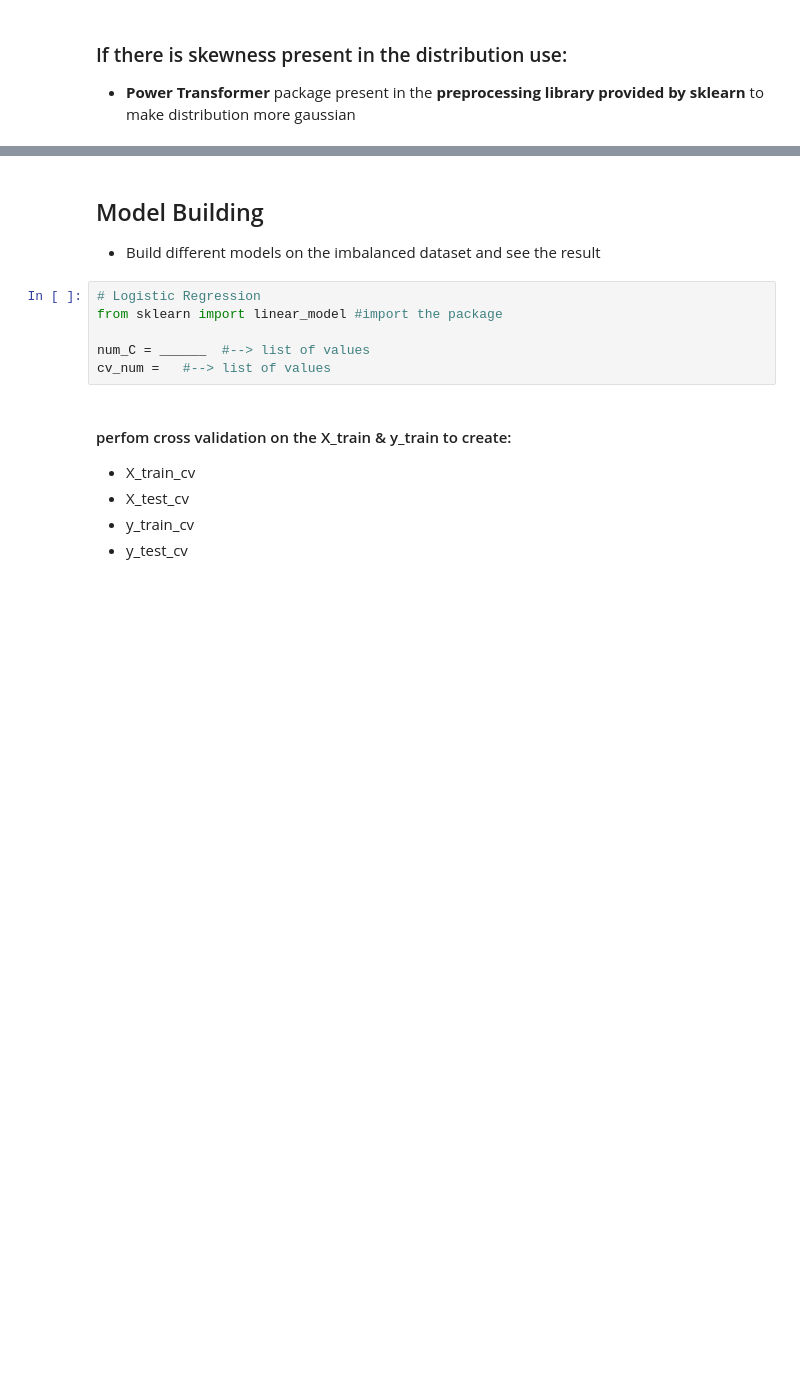
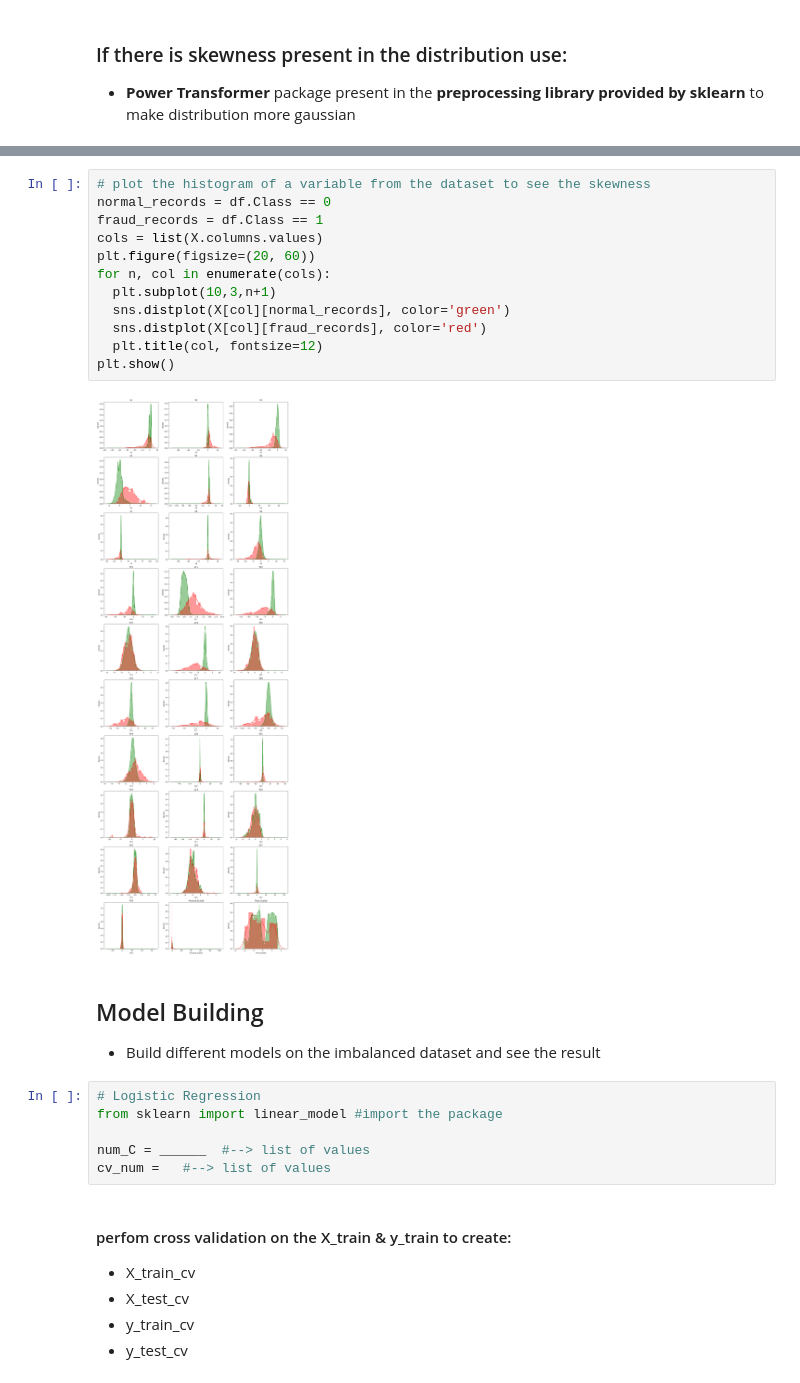
Before and after one commit to iilnreddy/ccdetect, a Jupyter notebook: Credit_card_fraud_detection.ipynb, the cells around one changed output, grey strips where cells are left out. Drawn from its saved outputs; the diff is of its cells as text; blank space fills up the shorter version.

```diff
--- a/Credit_card_fraud_detection.ipynb
+++ b/Credit_card_fraud_detection.ipynb
@@ -361,3 +521,17 @@ print(np.sum(y_test))
+# %%
+# plot the histogram of a variable from the dataset to see the skewness
+normal_records = df.Class == 0
+fraud_records = df.Class == 1
+cols = list(X.columns.values)
+plt.figure(figsize=(20, 60))
+for n, col in enumerate(cols):
+  plt.subplot(10,3,n+1)
+  sns.distplot(X[col][normal_records], color='green')
+  sns.distplot(X[col][fraud_records], color='red')
+  plt.title(col, fontsize=12)
+plt.show()
+# %% [output]
+[figure, added]
 # %% [markdown]
 ## Model Building
 - Build different models on the imbalanced dataset and see the result
```
Also changed, not shown: parts of 39 cells of this notebook.
